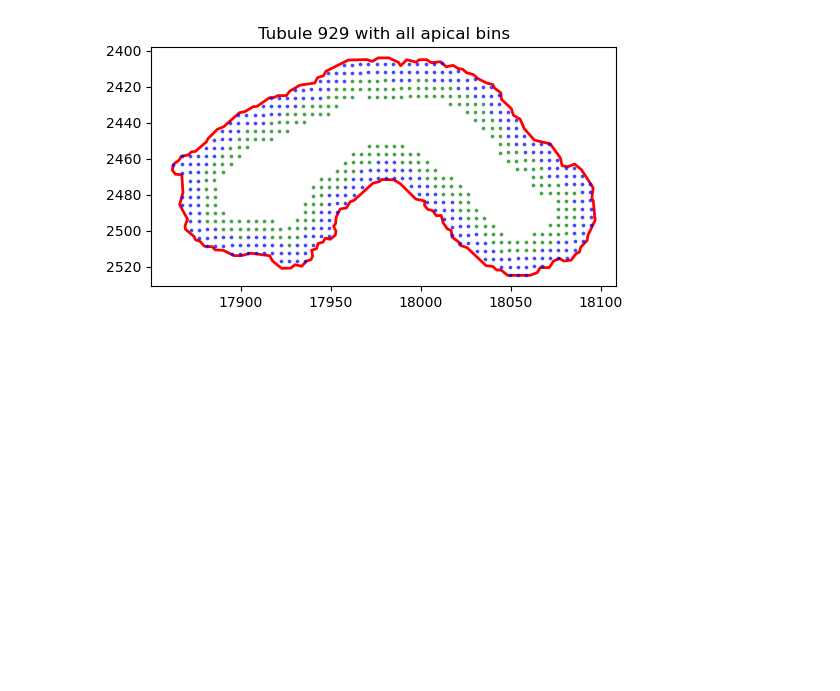
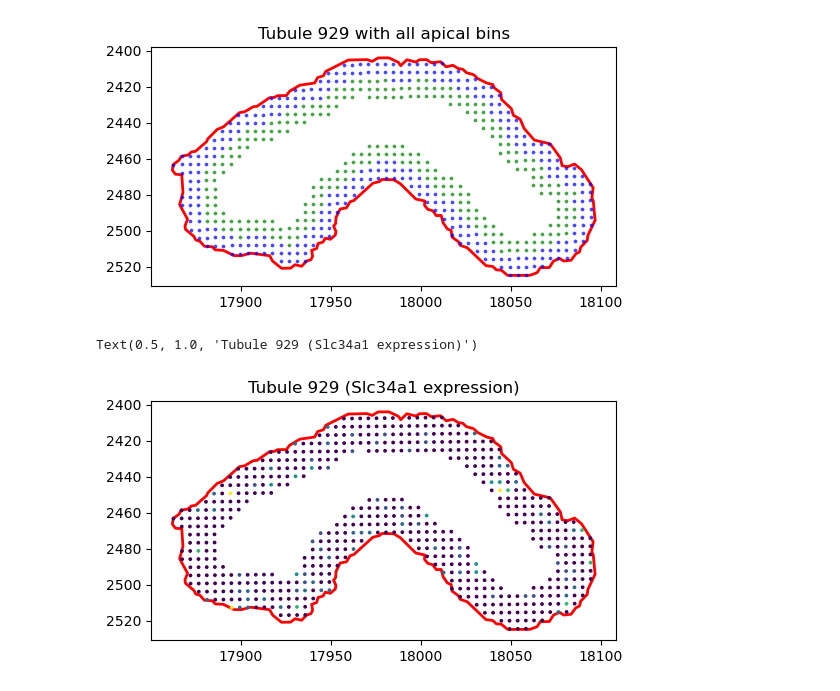
Before and after one commit to ssingh95jhu/Correlation_Kidney_Structure_Molecular_Presentation, a Jupyter notebook: Apical_Basal_PT_Distinction.ipynb, the cells around one changed output. Cells and saved outputs as stored; diff of their text form; code cells hidden in the pictures; blank space fills up the shorter version.

Commit message:
Apical Basal Distinction

```diff
--- a/Apical_Basal_PT_Distinction.ipynb
+++ b/Apical_Basal_PT_Distinction.ipynb
@@ -257,0 +263,38 @@ Text(0.5, 1.0, 'Tubule 929 with all apical bins')
+# %%
+#Slc34a1 gene (Pan Proximal Tubule Gene)
+expr_apical = apical[:, "Slc34a1"].X.toarray()
+expr_basal  = basal[:, "Slc34a1"].X.toarray()
+
+#PLOTTING THE BASAL AND APICAL BINS TOGETHER:
+fig, ax = plt.subplots(figsize=(6,6))
+
+# plotting the polygon (from the geojson file)
+gdf[gdf["id"] == "929"].plot(ax=ax, color="none", edgecolor="red", linewidth=2)
+
+basal=subset[subset.obs["dist_to_edge"].values<=10].copy()
+apical=subset[(subset.obs["dist_to_edge"].values>10)&(subset.obs["dist_to_edge"].values<=20)].copy()
+
+# plot the Visium HD bins scatter
+sc = ax.scatter(
+    basal.obs["pxl_col_in_fullres"].values,
+    basal.obs["pxl_row_in_fullres"].values,
+    c=expr_basal,
+    s=3,
+    alpha=1
+)
+
+# plot the Visium HD bins scatter
+sc = ax.scatter(
+    apical.obs["pxl_col_in_fullres"].values,
+    apical.obs["pxl_row_in_fullres"].values,
+    c=expr_apical,
+    s=3,
+    alpha=1
+)
+
+ax.set_aspect("equal")
+ax.invert_yaxis()
+ax.set_title("Tubule 929 (Slc34a1 expression)")
+# %% [output]
+Text(0.5, 1.0, 'Tubule 929 (Slc34a1 expression)')
+[figure, added]
```
Also changed, not shown: parts of 11 cells of this notebook, 1 other file.
